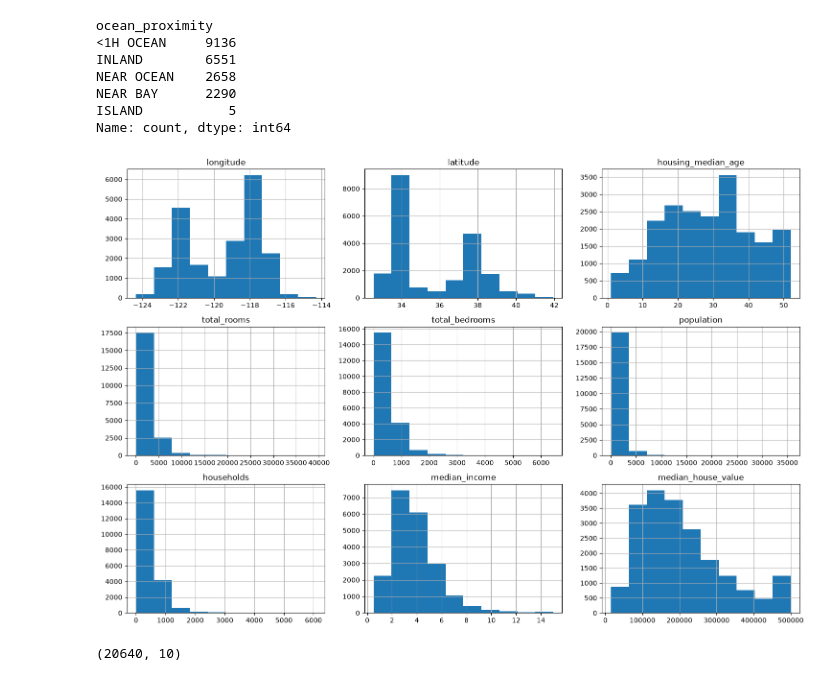
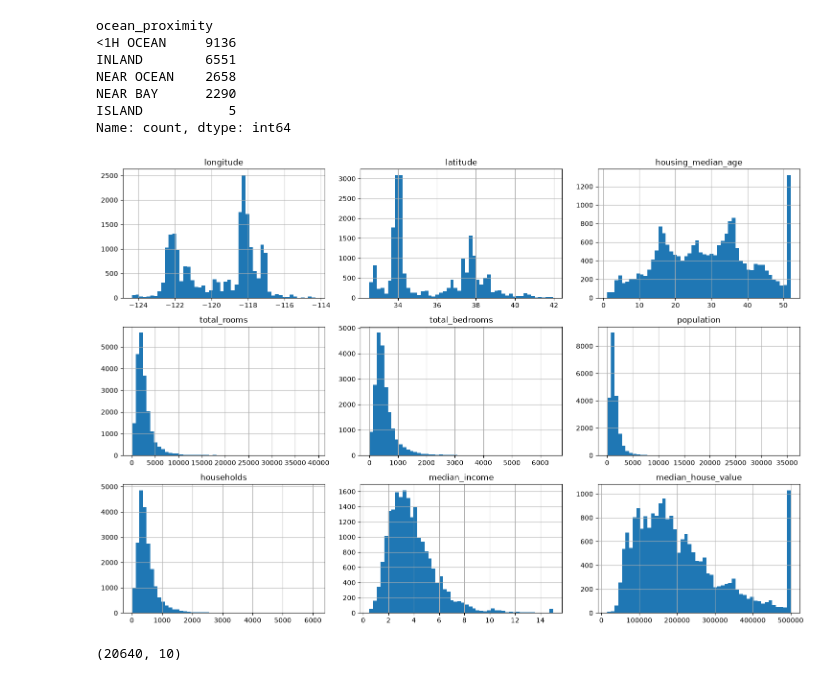
Before and after one commit to abinhyanmikha/Data-Science, a Jupyter notebook: Assignment/Assignment8/Assignment-08_Sep25.ipynb, the cells around one changed output. Drawn from its saved outputs; the diff is of its cells as text; code cells hidden in the pictures.

```diff
--- a/Assignment/Assignment8/Assignment-08_Sep25.ipynb
+++ b/Assignment/Assignment8/Assignment-08_Sep25.ipynb
@@ -197,13 +197,13 @@ Name: count, dtype: int64
 # %%
 #EDA
 
 import matplotlib.pyplot as plt
 
-df.hist(figsize=(15, 10))
+df.hist(figsize=(15, 10),bins=50)
 plt.tight_layout()
 plt.show()
 # %% [output]
-[figure, old version]
+[figure, new version]
 # %%
 df.shape
 # %% [output]
```
Also changed, not shown: parts of 14 cells of this notebook.
